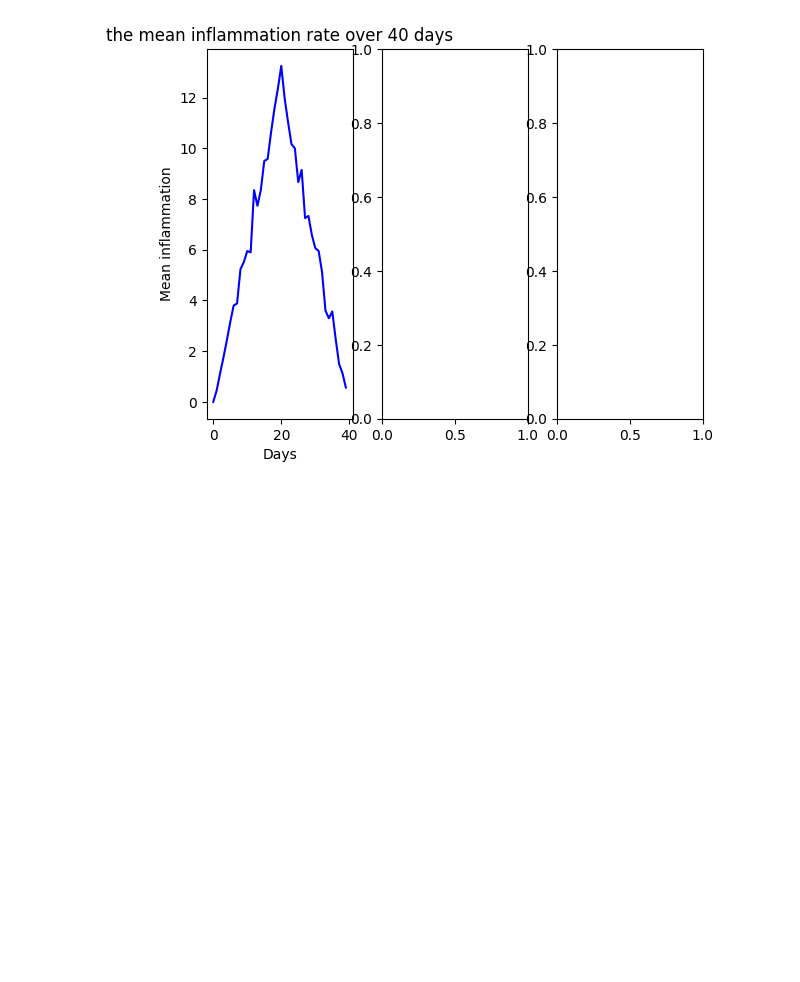
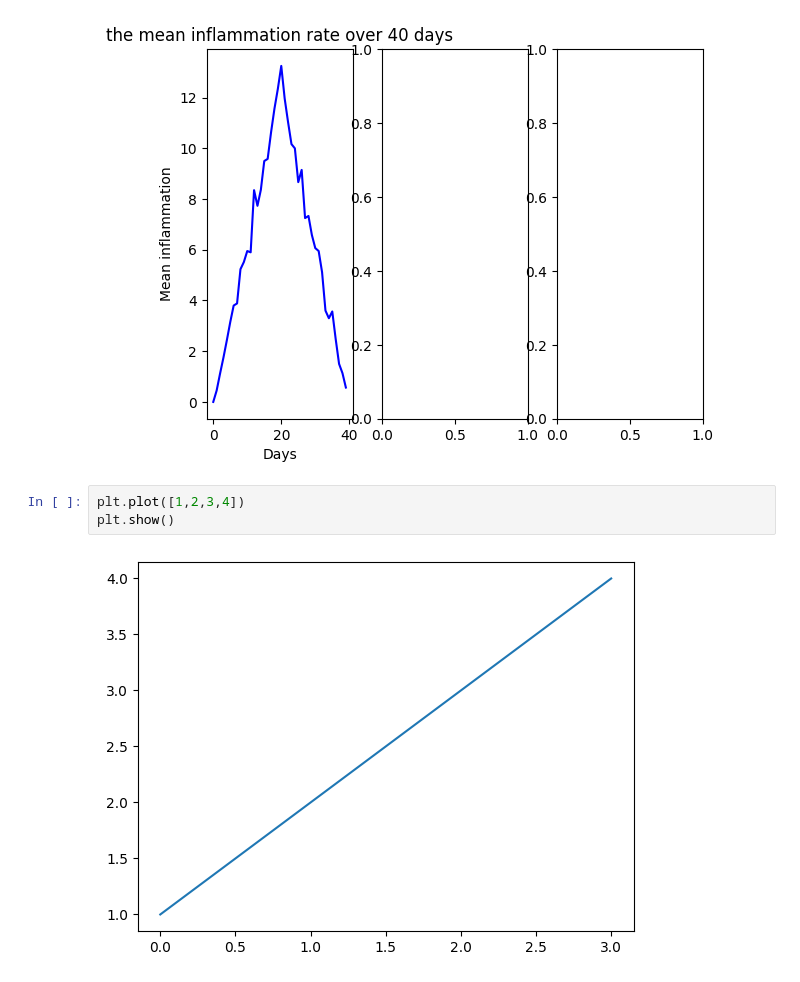
Before and after one commit to Azinkarimzad/phthon_SWC_24, a Jupyter notebook: day_1.ipynb, the cells around one changed output. Cells and saved outputs as stored; diff of their text form; blank space fills up the shorter version.

```diff
--- a/day_1.ipynb
+++ b/day_1.ipynb
@@ -382,3 +382,8 @@ axes[0].set_ylabel('Mean inflammation')
 # %% [output]
 Text(0, 0.5, 'Mean inflammation')
 [figure]
+# %%
+plt.plot([1,2,3,4])
+plt.show()
+# %% [output]
+[figure, added]
```
